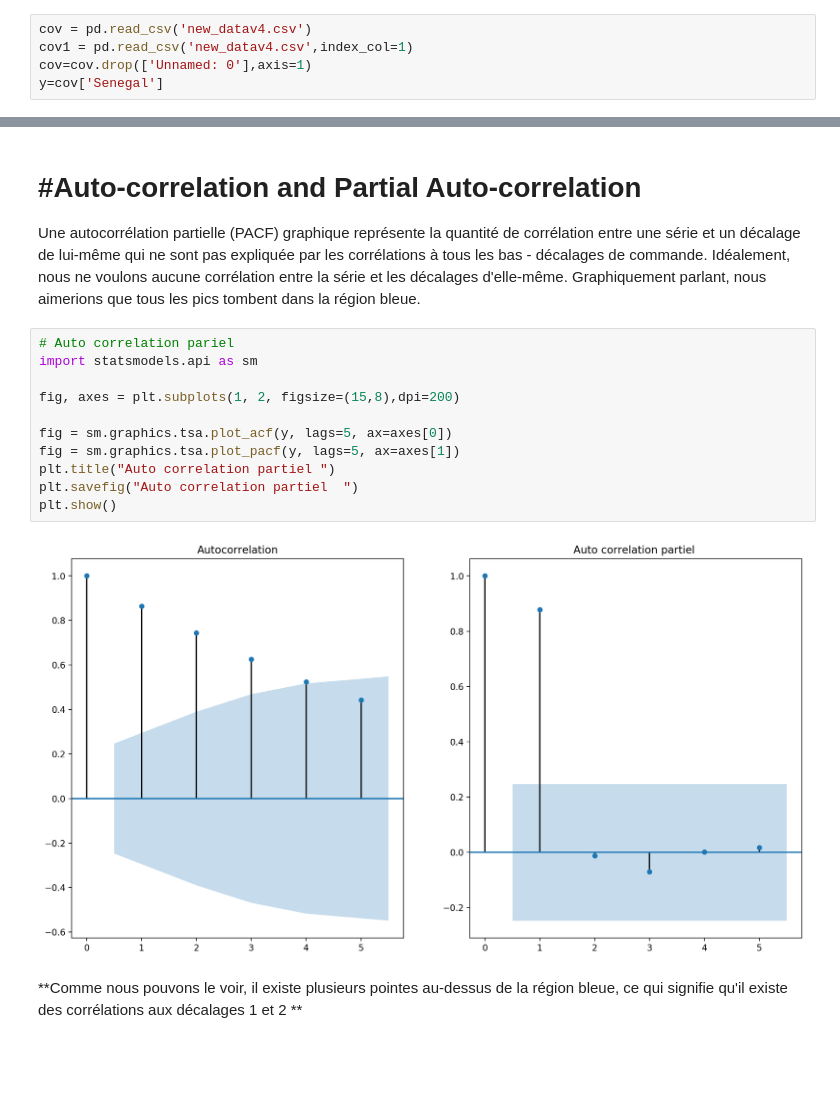
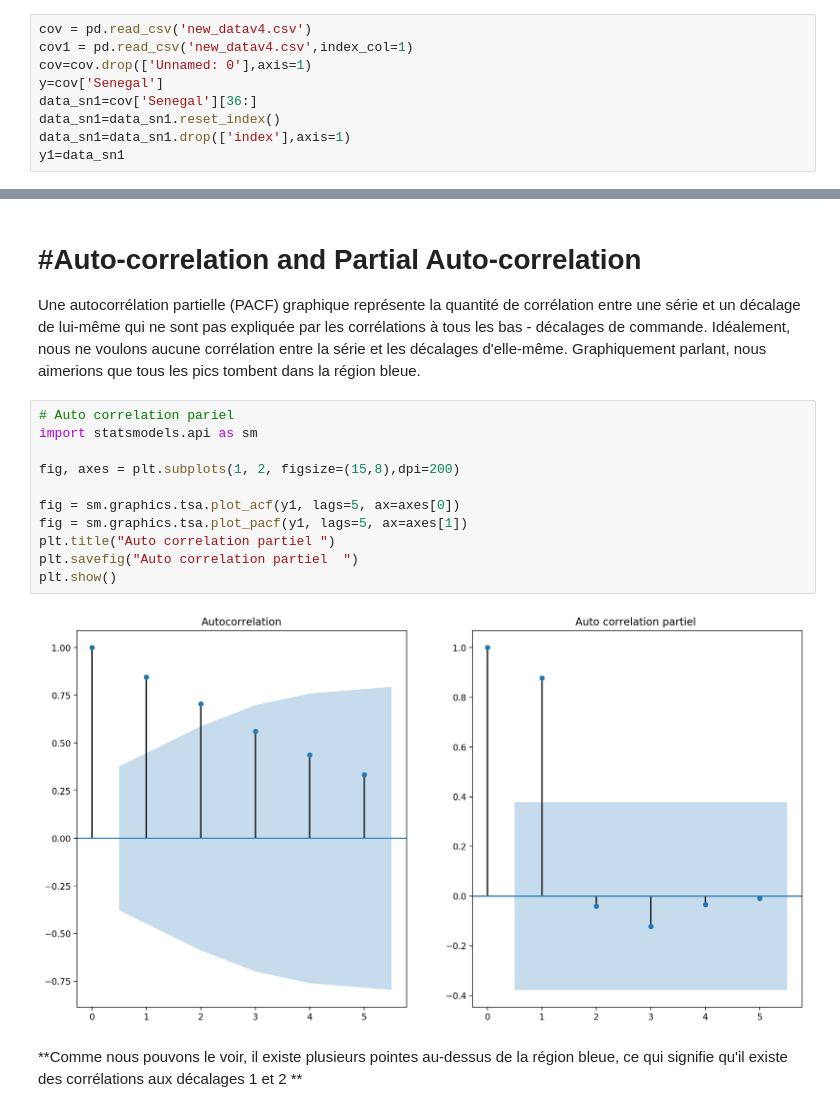
Before and after one commit to siriman/covid-19, a Jupyter notebook: covid_19_lissage1.ipynb, the cells around one changed output, grey strips where cells are left out. Drawn from its saved outputs; the diff is of its cells as text; blank space fills up the shorter version.

```diff
--- a/covid_19_lissage1.ipynb
+++ b/covid_19_lissage1.ipynb
@@ -19,3 +19,7 @@ cov = pd.read_csv('new_datav4.csv')
 cov1 = pd.read_csv('new_datav4.csv',index_col=1)
 cov=cov.drop(['Unnamed: 0'],axis=1)
 y=cov['Senegal']
+data_sn1=cov['Senegal'][36:]
+data_sn1=data_sn1.reset_index()
+data_sn1=data_sn1.drop(['index'],axis=1)
+y1=data_sn1
@@ -76,16 +44,16 @@ Idéalement, nous ne voulons aucune corrélation entre la série et les décalag
 # %%
 # Auto correlation pariel
 import statsmodels.api as sm
 
 fig, axes = plt.subplots(1, 2, figsize=(15,8),dpi=200)
 
-fig = sm.graphics.tsa.plot_acf(y, lags=5, ax=axes[0])
-fig = sm.graphics.tsa.plot_pacf(y, lags=5, ax=axes[1])
+fig = sm.graphics.tsa.plot_acf(y1, lags=5, ax=axes[0])
+fig = sm.graphics.tsa.plot_pacf(y1, lags=5, ax=axes[1])
 plt.title("Auto correlation partiel ")
 plt.savefig("Auto correlation partiel  ")
 plt.show()
 # %% [output]
-[figure, old version]
+[figure, new version]
 # %% [markdown]
 **Comme nous pouvons le voir, il existe plusieurs pointes au-dessus de la région bleue, ce qui signifie qu'il existe des corrélations aux décalages 1 et 2 **
 # %% [markdown]
```
Also changed, not shown: parts of 17 cells of this notebook.
